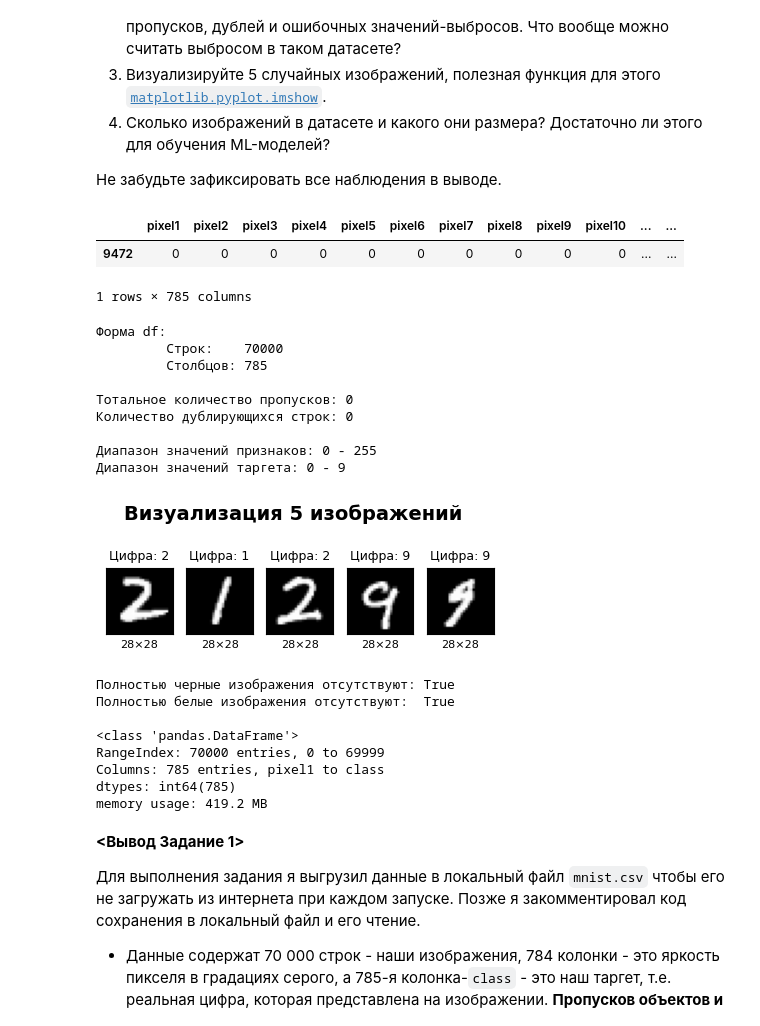
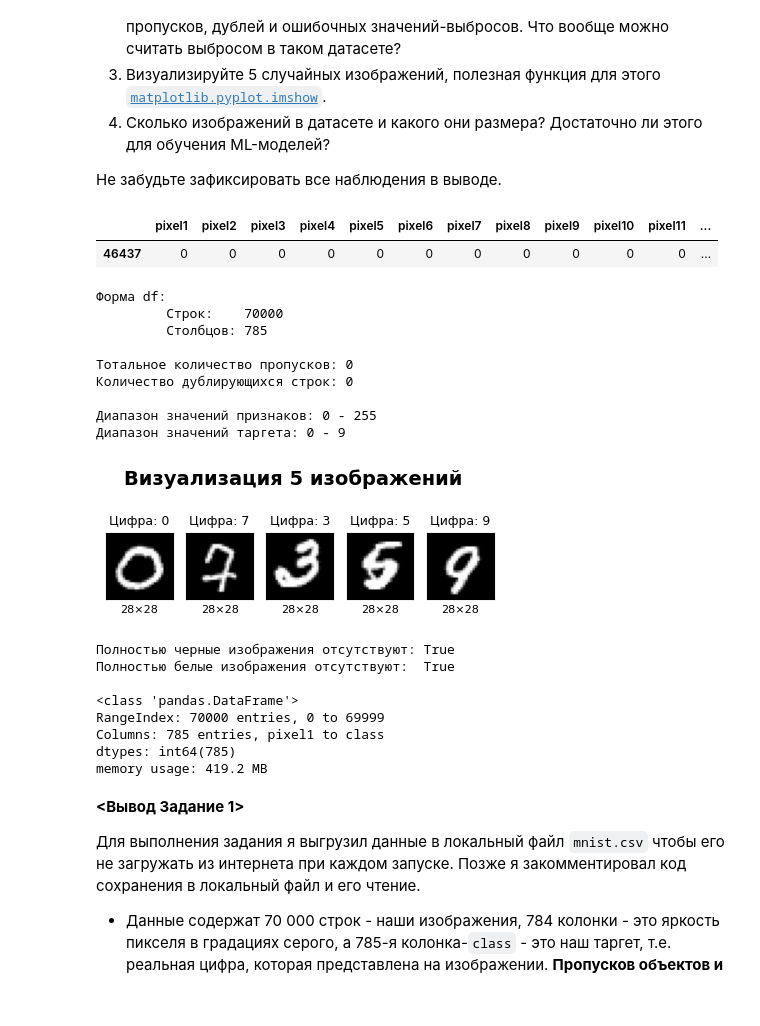
Before and after one commit to EgrSlv/DeepLearning__MIPT, a Jupyter notebook: Final_task/ML_FinalTask_report_SolovevEgor.ipynb, the cells around one changed output. Drawn from its saved outputs; the diff is of its cells as text; code cells hidden in the pictures.

```diff
--- a/Final_task/ML_FinalTask_report_SolovevEgor.ipynb
+++ b/Final_task/ML_FinalTask_report_SolovevEgor.ipynb
@@ -41,6 +41,8 @@ import numpy as np
 import pandas as pd
 import math as m
 import seaborn as sns
+import optuna
+
 from sklearn.datasets import fetch_openml
 from sklearn.decomposition import PCA
 from sklearn.model_selection import train_test_split
@@ -50,13 +52,24 @@ from sklearn.metrics import (accuracy_score,
                              precision_score,
                              recall_score,
                              f1_score,
-                             roc_auc_score)
+                             roc_auc_score,
+                             confusion_matrix)
 
 from sklearn.linear_model import LogisticRegression
 from sklearn.svm import SVC
 
 from sklearn.tree import DecisionTreeClassifier
 from sklearn.ensemble import RandomForestClassifier
+
+from catboost import CatBoostClassifier
+
+from sklearn.decomposition import PCA
+from sklearn.manifold import TSNE
+
+
+pd.set_option("display.max_columns", None)
+pd.set_option("display.max_rows", None)
+pd.set_option("display.max_colwidth", None)
 # %% [markdown]
 ## Задание 1. Знакомство с данными
 
@@ -69,16 +82,15 @@ from sklearn.ensemble import RandomForestClassifier
 Не забудьте зафиксировать все наблюдения в выводе.
 # %%
 # 1.1 - загрузка датасета
-# mnist = fetch_openml("mnist_784", version=1, parser="auto")
-# df = pd.concat([mnist["data"], mnist["target"]], axis=1)  # Собрал в единый df
+mnist = fetch_openml("mnist_784", version=1, parser="auto")
+df = pd.concat([mnist["data"], mnist["target"]], axis=1)  # Собрал в единый df
 
-df = pd.read_csv("./mnsit.csv").iloc[:, :]  # TODO удалить, и локальный файл тоже
+# df = pd.read_csv("./mnsit.csv").iloc[:, :]  # TODO удалить, и локальный файл тоже
 
 df.sample()  # class == target
 # %% [output]
-|  | pixel1 | pixel2 | pixel3 | pixel4 | pixel5 | pixel6 | pixel7 | pixel8 | pixel9 | pixel10 | ... | ... |
-| 9472 | 0 | 0 | 0 | 0 | 0 | 0 | 0 | 0 | 0 | 0 | ... | ... |
+|  | pixel1 | pixel2 | pixel3 | pixel4 | pixel5 | pixel6 | pixel7 | pixel8 | pixel9 | pixel10 | pixel11 | ... |
+| 46437 | 0 | 0 | 0 | 0 | 0 | 0 | 0 | 0 | 0 | 0 | 0 | ... |
-1 rows × 785 columns
 # %%
 # 1.2 - Знакомлюсь с данными
 print(f"Форма df:")
@@ -144,7 +156,7 @@ df = df.astype(np.uint8)  # приведение типов с int64 -> int8
 
 Диапазон значений признаков: 0 - 255
 Диапазон значений таргета: 0 - 9
-[figure, old version]
+[figure, new version]
 Полностью черные изображения отсутствуют: True
 Полностью белые изображения отсутствуют:  True
 
```
Also changed, not shown: parts of 22 cells of this notebook.
